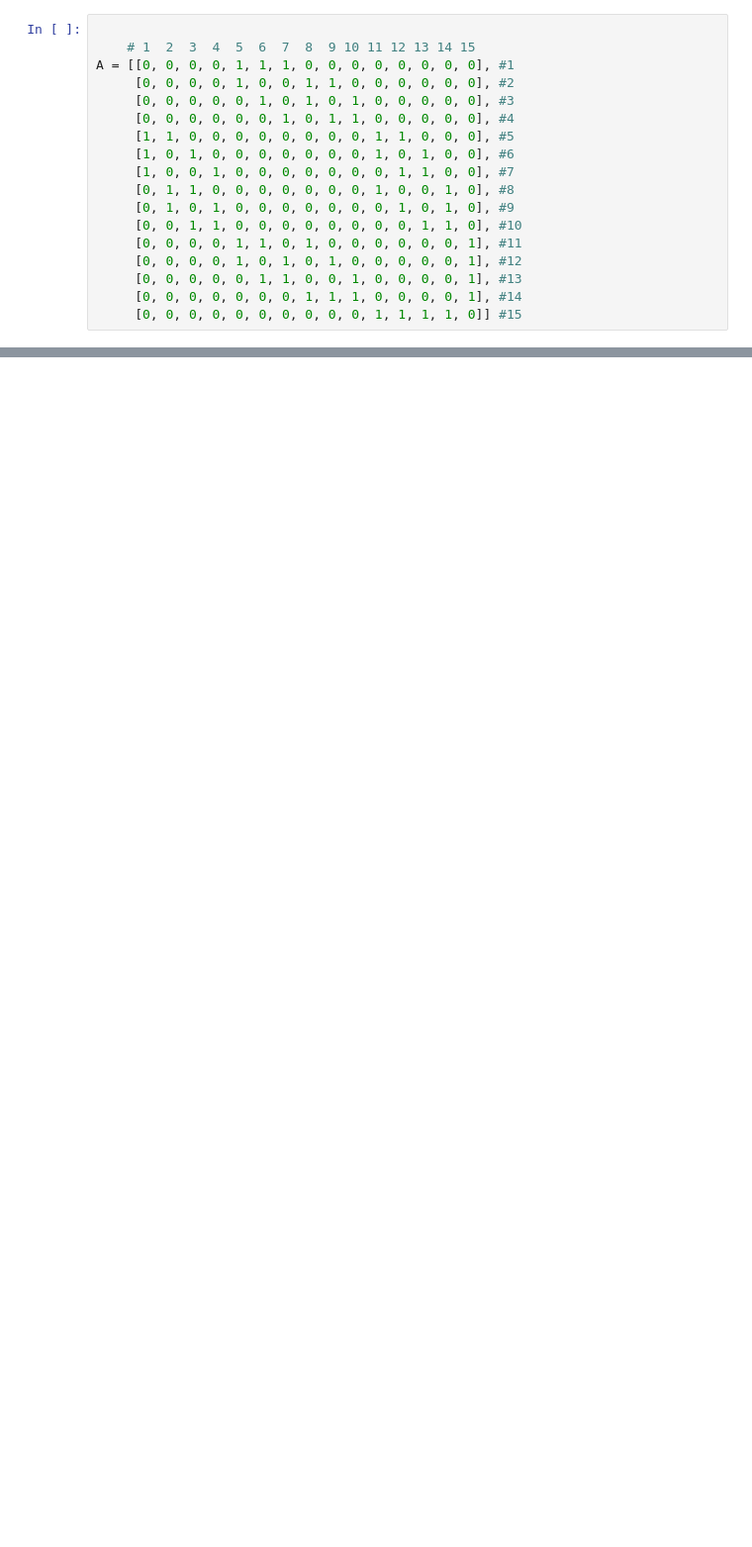
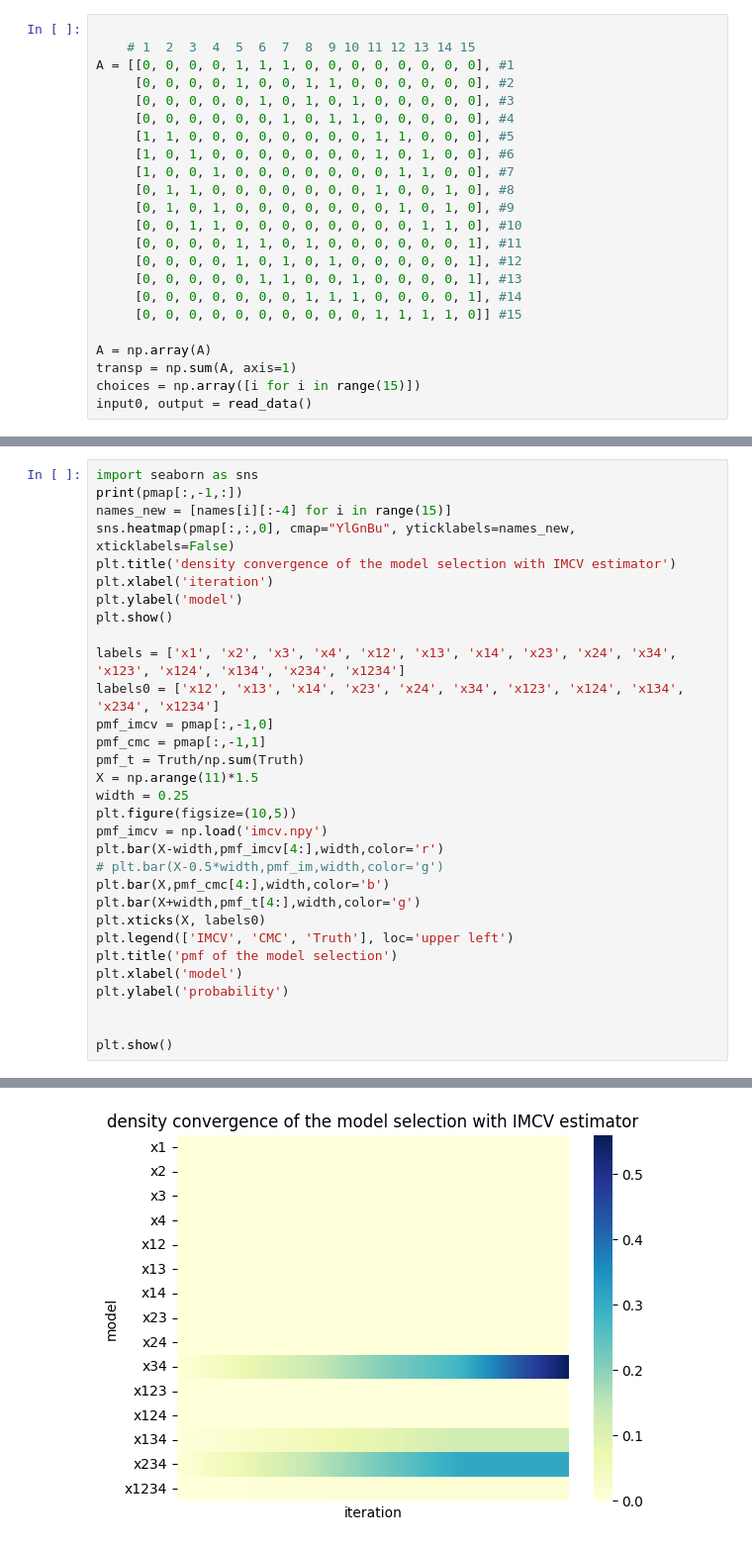
Before and after one commit to cliusir123/VRforIM, a Jupyter notebook: gexp/g_prior.ipynb, the cells around one changed output, grey strips where cells are left out. Shown at 99% size. Drawn from its saved outputs; the diff is of its cells as text; blank space fills up the shorter version.

```diff
--- a/gexp/g_prior.ipynb
+++ b/gexp/g_prior.ipynb
@@ -212,3 +196,8 @@ A = [[0, 0, 0, 0, 1, 1, 1, 0, 0, 0, 0, 0, 0, 0, 0], #1
      [0, 0, 0, 0, 0, 1, 1, 0, 0, 1, 0, 0, 0, 0, 1], #13
      [0, 0, 0, 0, 0, 0, 0, 1, 1, 1, 0, 0, 0, 0, 1], #14
      [0, 0, 0, 0, 0, 0, 0, 0, 0, 0, 1, 1, 1, 1, 0]] #15
+
+A = np.array(A)
+transp = np.sum(A, axis=1)
+choices = np.array([i for i in range(15)])
+input0, output = read_data()
@@ -253,0 +283,32 @@ sns.heatmap(pmap, cmap="YlGnBu", yticklabels=names_new, xticklabels=False)
+# %%
+import seaborn as sns
+print(pmap[:,-1,:])
+names_new = [names[i][:-4] for i in range(15)]
+sns.heatmap(pmap[:,:,0], cmap="YlGnBu", yticklabels=names_new, xticklabels=False)
+plt.title('density convergence of the model selection with IMCV estimator')
+plt.xlabel('iteration')
+plt.ylabel('model')
+plt.show()
+
+labels = ['x1', 'x2', 'x3', 'x4', 'x12', 'x13', 'x14', 'x23', 'x24', 'x34', 'x123', 'x124', 'x134', 'x234', 'x1234']
+labels0 = ['x12', 'x13', 'x14', 'x23', 'x24', 'x34', 'x123', 'x124', 'x134', 'x234', 'x1234']
+pmf_imcv = pmap[:,-1,0]
+pmf_cmc = pmap[:,-1,1]
+pmf_t = Truth/np.sum(Truth)
+X = np.arange(11)*1.5
+width = 0.25
+plt.figure(figsize=(10,5))
+pmf_imcv = np.load('imcv.npy')
+plt.bar(X-width,pmf_imcv[4:],width,color='r')
+# plt.bar(X-0.5*width,pmf_im,width,color='g')
+plt.bar(X,pmf_cmc[4:],width,color='b')
+plt.bar(X+width,pmf_t[4:],width,color='g')
+plt.xticks(X, labels0)
+plt.legend(['IMCV', 'CMC', 'Truth'], loc='upper left')
+plt.title('pmf of the model selection')
+plt.xlabel('model')
+plt.ylabel('probability')
+
+
+plt.show()
+# %% [output]
@@ -253,0 +330 @@ sns.heatmap(pmap, cmap="YlGnBu", yticklabels=names_new, xticklabels=False)
+[figure, added]
```
Also changed, not shown: parts of 8 cells of this notebook, 3 other files.
